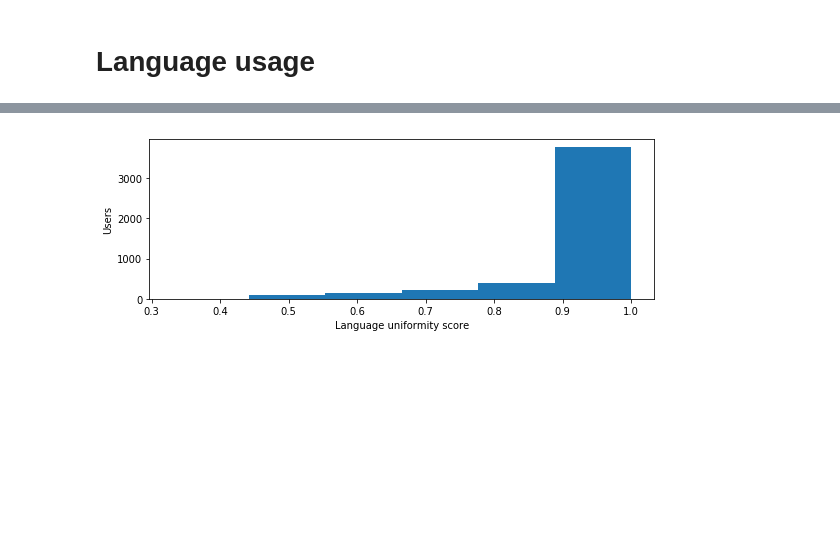
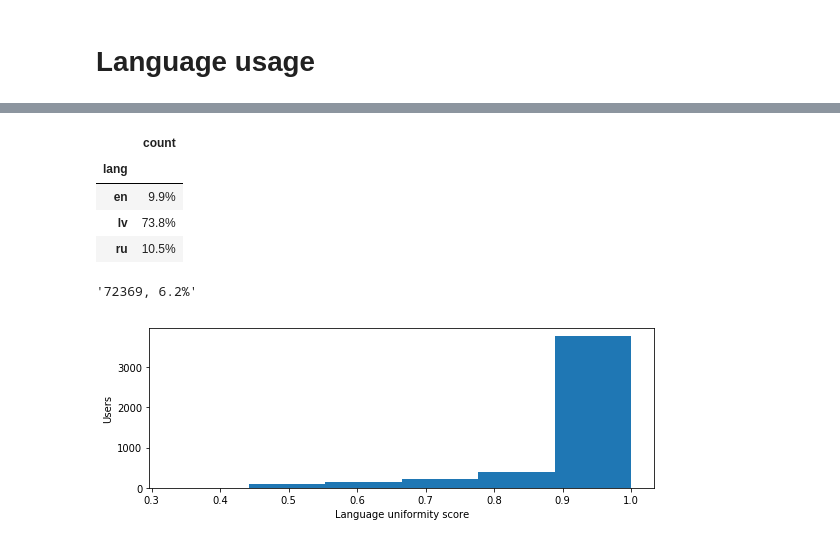
Before and after one commit to dimazest/2018-lv2, a Jupyter notebook: supplement/notebook.ipynb, the cells around one changed output, grey strips where cells are left out. Cells and saved outputs as stored; diff of their text form; code cells hidden in the pictures; blank space fills up the shorter version.

```diff
--- a/supplement/notebook.ipynb
+++ b/supplement/notebook.ipynb
@@ -112,3 +124,21 @@ sources.to_latex('figures/rehydrated_tweets_source_counts.tex')
+# %%
+(
+    (rehydrated_tweets_language_counts / timeline['total'].sum())
+    .style.format({'count': '{:.1%}'})
+)
+# %% [output]
+|  | count |
+| lang |  |
+| en | 9.9% |
+| lv | 73.8% |
+| ru | 10.5% |
+# %%
+_ = (timeline['total'].sum() - rehydrated_tweets_language_counts.sum())[0]
+
+__ = _ / rehydrated_tweets_language_counts.sum()[0]
+f'{_}, {__:.1%}'
+# %% [output]
+'72369, 6.2%'
 # %%
 _ = pd.read_csv('rehydrated_tweets_lang_usage.csv', index_col='rnum')
 
```
Also changed, not shown: parts of 3 cells of this notebook, 3 other files.
